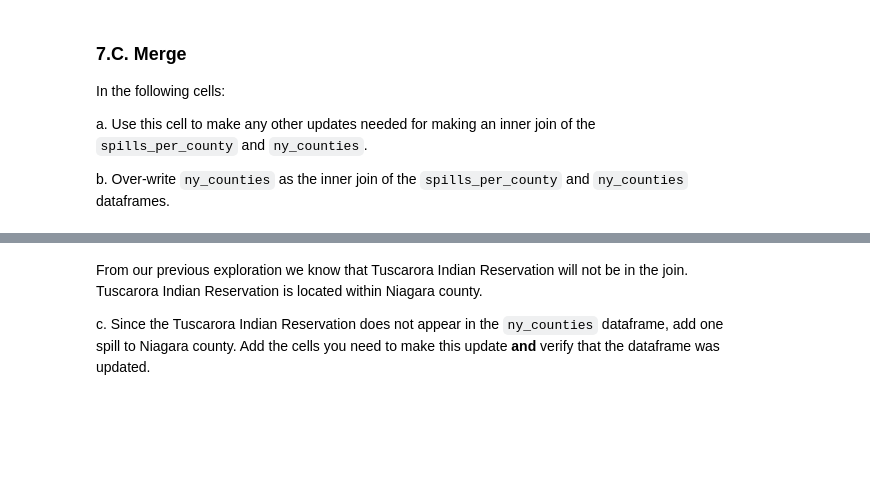
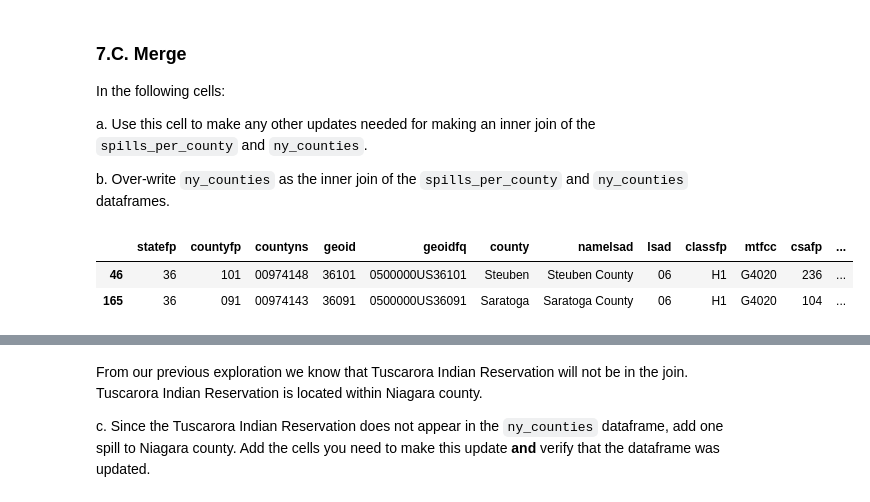
Before and after one commit to jordancsibley/eds220-hwk3, a Jupyter notebook: hwk3-task2-oil-spills.ipynb, the cells around one changed output, grey strips where cells are left out. Drawn from its saved outputs; the diff is of its cells as text; code cells hidden in the pictures; blank space fills up the shorter version.

```diff
--- a/hwk3-task2-oil-spills.ipynb
+++ b/hwk3-task2-oil-spills.ipynb
@@ -496,0 +540,11 @@ b. Over-write `ny_counties` as the  inner join of the `spills_per_county` and `n
+# %%
+# a.
+# Rename 'name' column in ny_counties to 'county'
+ny_counties = ny_counties.rename(columns={'name': 'county'})
+
+# View the data frame with updated column name
+ny_counties.head(2)
+# %% [output]
+|  | statefp | countyfp | countyns | geoid | geoidfq | county | namelsad | lsad | classfp | mtfcc | csafp | ... |
+| 46 | 36 | 101 | 00974148 | 36101 | 0500000US36101 | Steuben | Steuben County | 06 | H1 | G4020 | 236 | ... |
+| 165 | 36 | 091 | 00974143 | 36091 | 0500000US36091 | Saratoga | Saratoga County | 06 | H1 | G4020 | 104 | ... |
```
Also changed, not shown: parts of 16 cells of this notebook.
